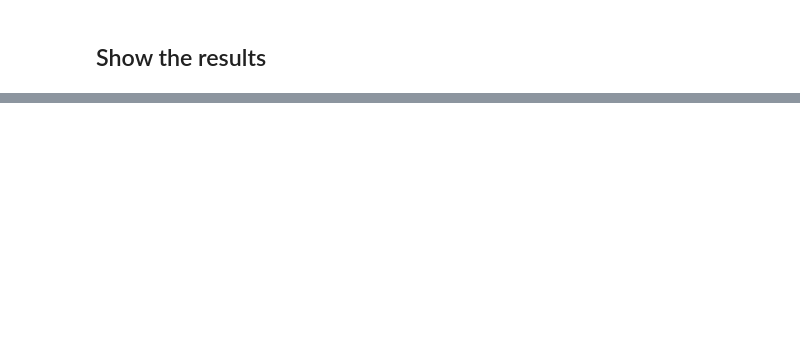
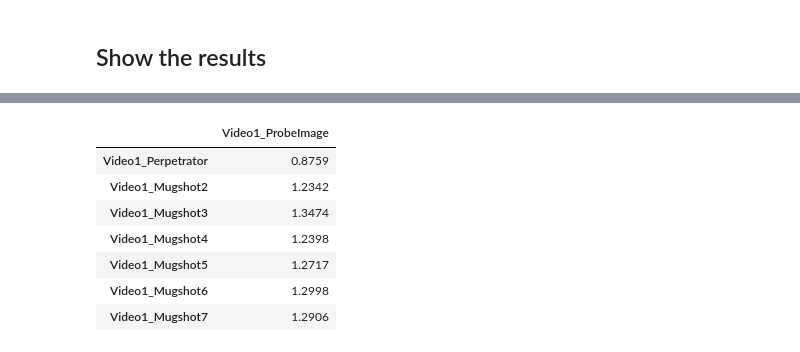
Before and after one commit to lmickes/pyWitnessAI, a Jupyter notebook: tutorial/01_Similarity.ipynb, the cells around one changed output, grey strips where cells are left out. Cells and saved outputs as stored; diff of their text form; code cells hidden in the pictures; blank space fills up the shorter version.

Commit message:
Test for ImageAnalyzer.py finished.

```diff
--- a/tutorial/01_Similarity.ipynb
+++ b/tutorial/01_Similarity.ipynb
@@ -112,0 +60,22 @@ image_analyzer.dataframe()
+# %%
+# Choose the same images and pipeline as in Kleider-Offutt et al. (2024) to reproduce the similarity scores.
+WH_column_images_Georgia = ImageLoader("../data/01_Georgia_State_Video1/Video1_ProbeImage.png")
+WH_row_images_Georgia = ImageLoader(["../data/01_Georgia_State_Video1/*Mugshot*",
+                                     "../data/01_Georgia_State_Video1/Video1_Perpetrator.png"])
+image_analyzer_Georgia = ImageAnalyzer(
+    column_images=WH_column_images_Georgia,
+    row_images=WH_row_images_Georgia,
+)
+
+# Process the images with the Georgia state pipeline
+image_analyzer_Georgia.process_georgia_pipeline()
+image_analyzer_Georgia.dataframe()
+# %% [output]
+|  | Video1_ProbeImage |
+| Video1_Perpetrator | 0.8759 |
+| Video1_Mugshot2 | 1.2342 |
+| Video1_Mugshot3 | 1.3474 |
+| Video1_Mugshot4 | 1.2398 |
+| Video1_Mugshot5 | 1.2717 |
+| Video1_Mugshot6 | 1.2998 |
+| Video1_Mugshot7 | 1.2906 |
```
Also changed, not shown: parts of 33 cells of this notebook, 6 other files.
